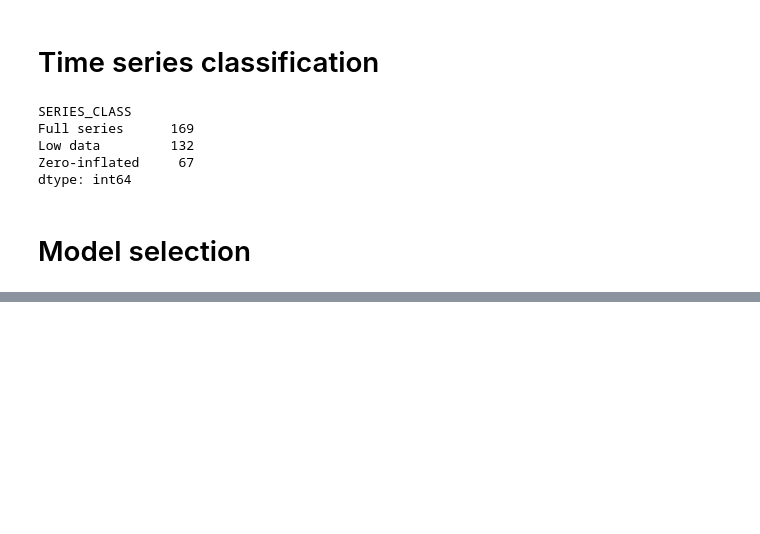
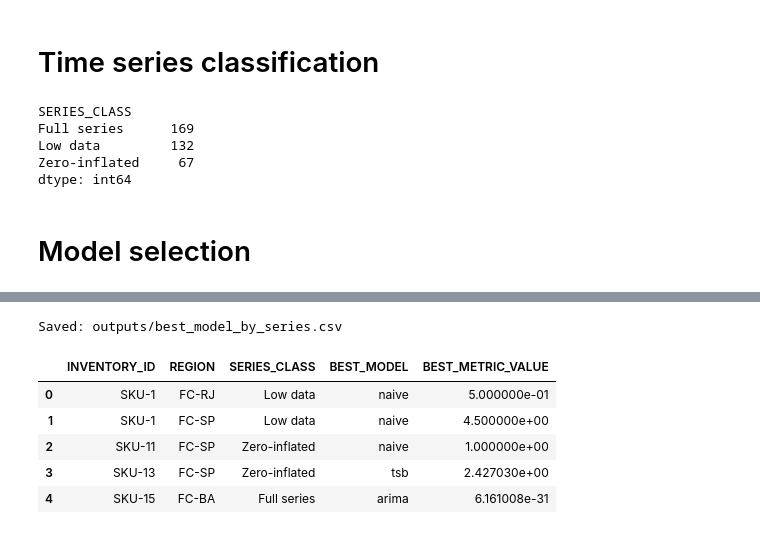
Before and after one commit to paulohubert/MeLiPH, a Jupyter notebook: PruebaTecnica.ipynb, the cells around one changed output, grey strips where cells are left out. Cells and saved outputs as stored; diff of their text form; code cells hidden in the pictures; blank space fills up the shorter version.

```diff
--- a/PruebaTecnica.ipynb
+++ b/PruebaTecnica.ipynb
@@ -227,0 +356,18 @@ NameError: name 'backtest_full_series' is not defined
+# %%
+from pathlib import Path
+
+output_dir = Path("outputs")
+output_dir.mkdir(parents=True, exist_ok=True)
+
+output_file = output_dir / "best_model_by_series.csv"
+best_model_by_series.to_csv(output_file, index=False)
+
+print(f"Saved: {output_file}")
+# %% [output]
+Saved: outputs/best_model_by_series.csv
+|  | INVENTORY_ID | REGION | SERIES_CLASS | BEST_MODEL | BEST_METRIC_VALUE |
+| 0 | SKU-1 | FC-RJ | Low data | naive | 5.000000e-01 |
+| 1 | SKU-1 | FC-SP | Low data | naive | 4.500000e+00 |
+| 2 | SKU-11 | FC-SP | Zero-inflated | naive | 1.000000e+00 |
+| 3 | SKU-13 | FC-SP | Zero-inflated | tsb | 2.427030e+00 |
+| 4 | SKU-15 | FC-BA | Full series | arima | 6.161008e-31 |
```
Also changed, not shown: parts of 14 cells of this notebook, 9 other files.
